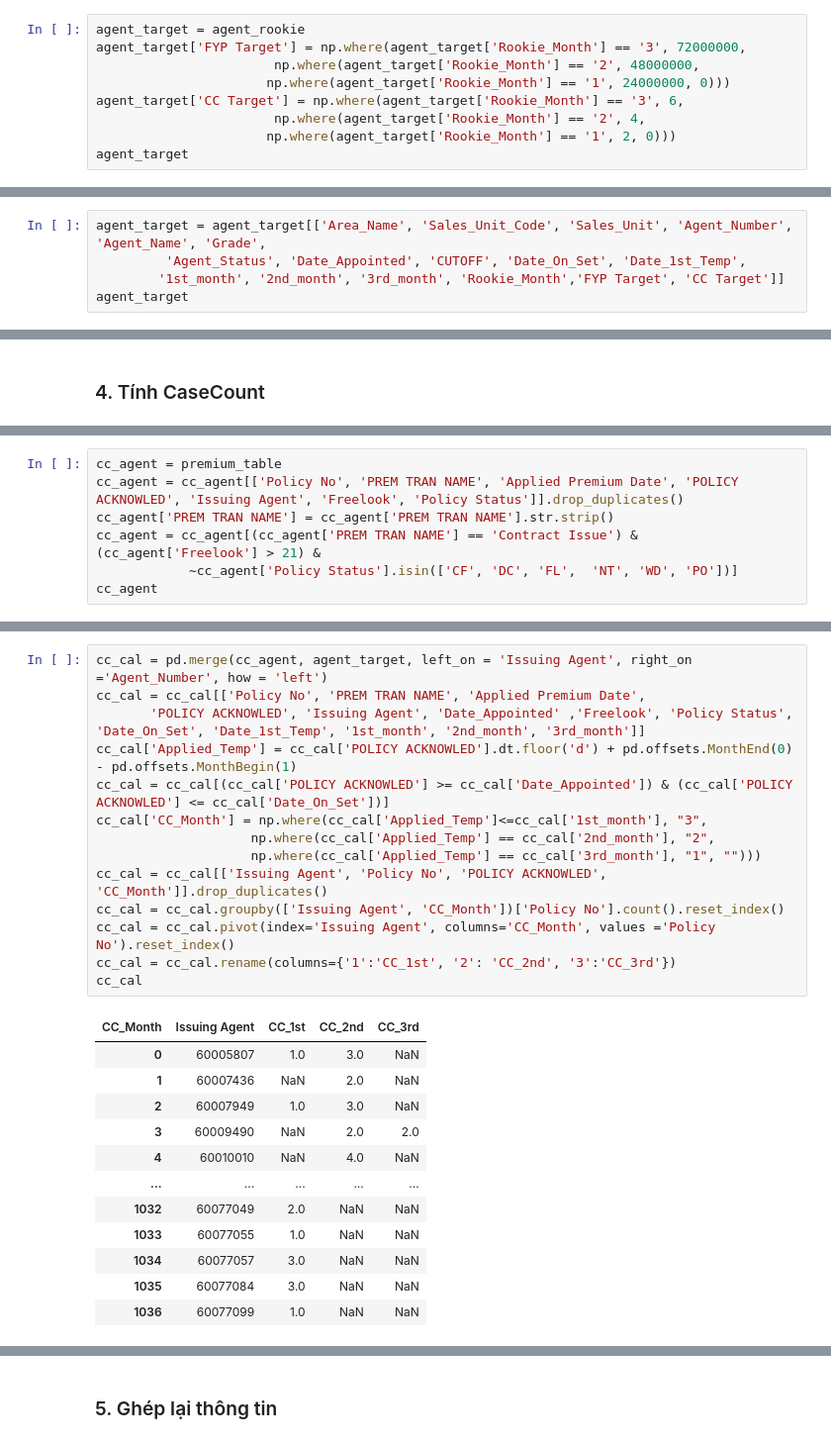
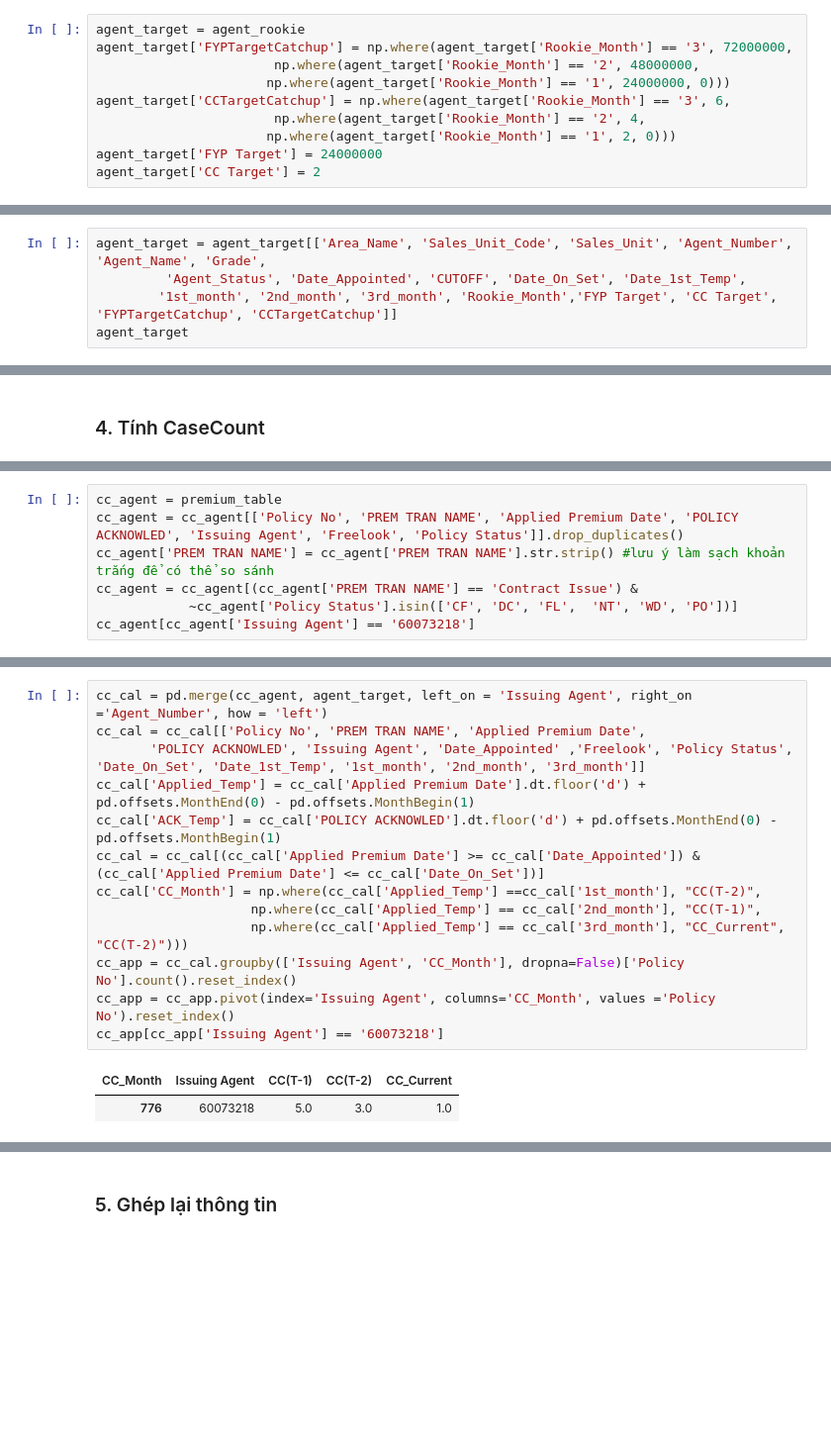
Before and after one commit to michaelmarytan81194/PythonProject, a Jupyter notebook: 1. Python/4. Tools/1. Phu Hung Life/5. Bonuses/Rookie Bonus.ipynb, the cells around one changed output, grey strips where cells are left out. Shown at 99% size. Drawn from its saved outputs; the diff is of its cells as text; blank space fills up the shorter version.

```diff
--- a/1. Python/4. Tools/1. Phu Hung Life/5. Bonuses/Rookie Bonus.ipynb
+++ b/1. Python/4. Tools/1. Phu Hung Life/5. Bonuses/Rookie Bonus.ipynb
@@ -124,13 +124,14 @@ See the caveats in the documentation: https://pandas.pydata.org/pandas-docs/stab
 <h5>2.2 Set Target FYP và CC:
 # %%
 agent_target = agent_rookie
-agent_target['FYP Target'] = np.where(agent_target['Rookie_Month'] == '3', 72000000,
+agent_target['FYPTargetCatchup'] = np.where(agent_target['Rookie_Month'] == '3', 72000000,
                        np.where(agent_target['Rookie_Month'] == '2', 48000000,
                       np.where(agent_target['Rookie_Month'] == '1', 24000000, 0)))
-agent_target['CC Target'] = np.where(agent_target['Rookie_Month'] == '3', 6,
+agent_target['CCTargetCatchup'] = np.where(agent_target['Rookie_Month'] == '3', 6,
                        np.where(agent_target['Rookie_Month'] == '2', 4,
                       np.where(agent_target['Rookie_Month'] == '1', 2, 0)))
-agent_target
+agent_target['FYP Target'] = 24000000
+agent_target['CC Target'] = 2
 # %% [output]
 A value is trying to be set on a copy of a slice from a DataFrame.
 Try using .loc[row_indexer,col_indexer] = value instead
@@ -158,7 +156,7 @@ See the caveats in the documentation: https://pandas.pydata.org/pandas-docs/stab
 # %%
 agent_target = agent_target[['Area_Name', 'Sales_Unit_Code', 'Sales_Unit', 'Agent_Number', 'Agent_Name', 'Grade',
          'Agent_Status', 'Date_Appointed', 'CUTOFF', 'Date_On_Set', 'Date_1st_Temp',
-        '1st_month', '2nd_month', '3rd_month', 'Rookie_Month','FYP Target', 'CC Target']]
+        '1st_month', '2nd_month', '3rd_month', 'Rookie_Month','FYP Target', 'CC Target', 'FYPTargetCatchup', 'CCTargetCatchup']]
 agent_target
 # %% [output]
 |  | Area_Name | Sales_Unit_Code | Sales_Unit | Agent_Number | Agent_Name | Grade | Agent_Status | ... |
@@ -268,9 +282,9 @@ See the caveats in the documentation: https://pandas.pydata.org/pandas-docs/stab
 # %%
 cc_agent = premium_table
 cc_agent = cc_agent[['Policy No', 'PREM TRAN NAME', 'Applied Premium Date', 'POLICY ACKNOWLED', 'Issuing Agent', 'Freelook', 'Policy Status']].drop_duplicates()
-cc_agent['PREM TRAN NAME'] = cc_agent['PREM TRAN NAME'].str.strip()
-cc_agent = cc_agent[(cc_agent['PREM TRAN NAME'] == 'Contract Issue') & (cc_agent['Freelook'] > 21) &
+cc_agent['PREM TRAN NAME'] = cc_agent['PREM TRAN NAME'].str.strip() #lưu ý làm sạch khoản trắng để có thể so sánh
+cc_agent = cc_agent[(cc_agent['PREM TRAN NAME'] == 'Contract Issue') &
             ~cc_agent['Policy Status'].isin(['CF', 'DC', 'FL',  'NT', 'WD', 'PO'])]
-cc_agent
+cc_agent[cc_agent['Issuing Agent'] == '60073218']
 # %% [output]
 |  | Policy No | PREM TRAN NAME | Applied Premium Date | POLICY ACKNOWLED | Issuing Agent | Freelook | ... |
@@ -291,27 +302,16 @@ cc_agent
 # %%
 cc_cal = pd.merge(cc_agent, agent_target, left_on = 'Issuing Agent', right_on ='Agent_Number', how = 'left')
 cc_cal = cc_cal[['Policy No', 'PREM TRAN NAME', 'Applied Premium Date',
        'POLICY ACKNOWLED', 'Issuing Agent', 'Date_Appointed' ,'Freelook', 'Policy Status', 'Date_On_Set', 'Date_1st_Temp', '1st_month', '2nd_month', '3rd_month']]
-cc_cal['Applied_Temp'] = cc_cal['POLICY ACKNOWLED'].dt.floor('d') + pd.offsets.MonthEnd(0) - pd.offsets.MonthBegin(1)
-cc_cal = cc_cal[(cc_cal['POLICY ACKNOWLED'] >= cc_cal['Date_Appointed']) & (cc_cal['POLICY ACKNOWLED'] <= cc_cal['Date_On_Set'])]
-cc_cal['CC_Month'] = np.where(cc_cal['Applied_Temp']<=cc_cal['1st_month'], "3",
-                    np.where(cc_cal['Applied_Temp'] == cc_cal['2nd_month'], "2",
-                    np.where(cc_cal['Applied_Temp'] == cc_cal['3rd_month'], "1", "")))
-cc_cal = cc_cal[['Issuing Agent', 'Policy No', 'POLICY ACKNOWLED', 'CC_Month']].drop_duplicates()
-cc_cal = cc_cal.groupby(['Issuing Agent', 'CC_Month'])['Policy No'].count().reset_index()
-cc_cal = cc_cal.pivot(index='Issuing Agent', columns='CC_Month', values ='Policy No').reset_index()
-cc_cal = cc_cal.rename(columns={'1':'CC_1st', '2': 'CC_2nd', '3':'CC_3rd'})
-cc_cal
+cc_cal['Applied_Temp'] = cc_cal['Applied Premium Date'].dt.floor('d') + pd.offsets.MonthEnd(0) - pd.offsets.MonthBegin(1)
+cc_cal['ACK_Temp'] = cc_cal['POLICY ACKNOWLED'].dt.floor('d') + pd.offsets.MonthEnd(0) - pd.offsets.MonthBegin(1)
+cc_cal = cc_cal[(cc_cal['Applied Premium Date'] >= cc_cal['Date_Appointed']) & (cc_cal['Applied Premium Date'] <= cc_cal['Date_On_Set'])]
+cc_cal['CC_Month'] = np.where(cc_cal['Applied_Temp'] ==cc_cal['1st_month'], "CC(T-2)",
+                    np.where(cc_cal['Applied_Temp'] == cc_cal['2nd_month'], "CC(T-1)",
+                    np.where(cc_cal['Applied_Temp'] == cc_cal['3rd_month'], "CC_Current", "CC(T-2)")))
+cc_app = cc_cal.groupby(['Issuing Agent', 'CC_Month'], dropna=False)['Policy No'].count().reset_index()
+cc_app = cc_app.pivot(index='Issuing Agent', columns='CC_Month', values ='Policy No').reset_index()
+cc_app[cc_app['Issuing Agent'] == '60073218']
 # %% [output]
-| CC_Month | Issuing Agent | CC_1st | CC_2nd | CC_3rd |
-| 0 | 60005807 | 1.0 | 3.0 | NaN |
-| 1 | 60007436 | NaN | 2.0 | NaN |
-| 2 | 60007949 | 1.0 | 3.0 | NaN |
-| 3 | 60009490 | NaN | 2.0 | 2.0 |
-| 4 | 60010010 | NaN | 4.0 | NaN |
-| ... | ... | ... | ... | ... |
-| 1032 | 60077049 | 2.0 | NaN | NaN |
-| 1033 | 60077055 | 1.0 | NaN | NaN |
-| 1034 | 60077057 | 3.0 | NaN | NaN |
-| 1035 | 60077084 | 3.0 | NaN | NaN |
-| 1036 | 60077099 | 1.0 | NaN | NaN |
+| CC_Month | Issuing Agent | CC(T-1) | CC(T-2) | CC_Current |
+| 776 | 60073218 | 5.0 | 3.0 | 1.0 |
```
Also changed, not shown: parts of 31 cells of this notebook, 10 other files.
